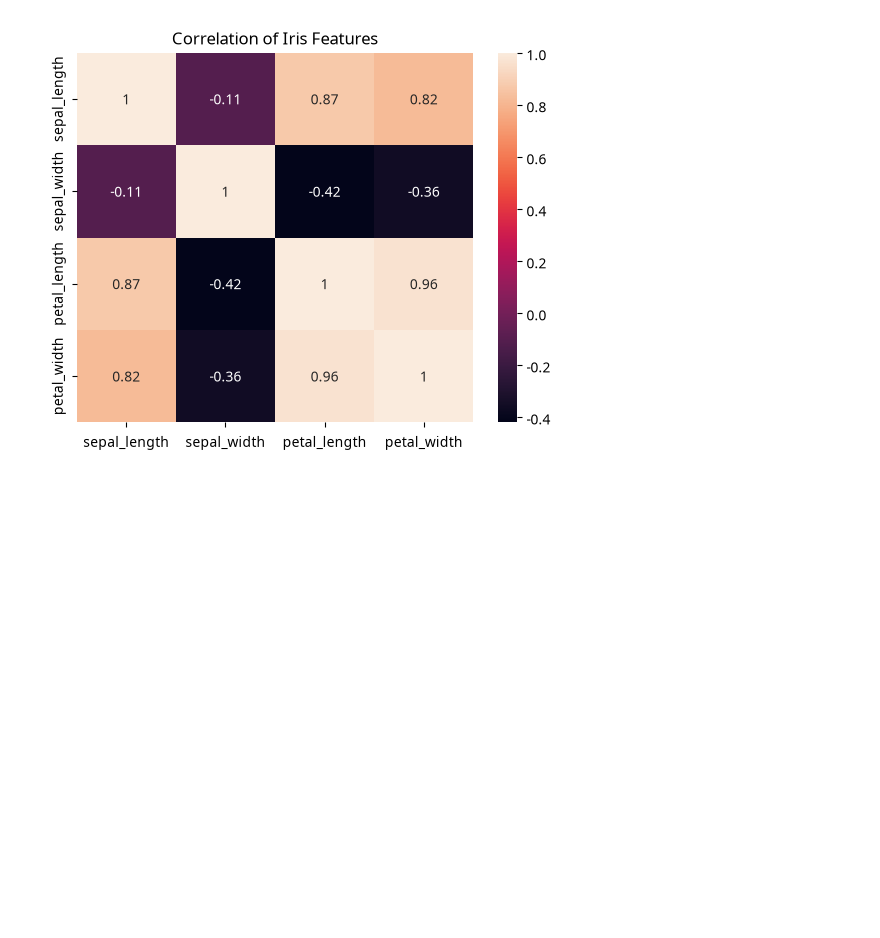
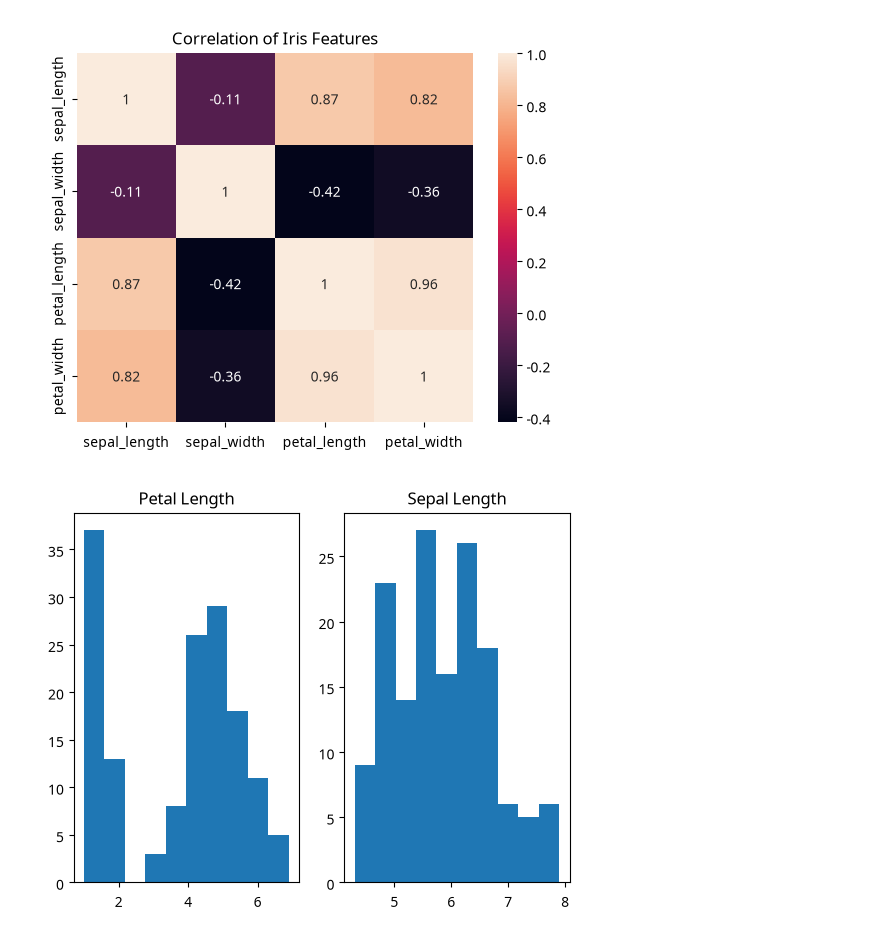
Before and after one commit to 2025cimahantheshd/Data-Analytics---Visualisation, a Jupyter notebook: Week 3 Data Visualisation/Data_Visualisation.ipynb, the cells around one changed output. Drawn from its saved outputs; the diff is of its cells as text; code cells hidden in the pictures; blank space fills up the shorter version.

Commit message:
Rename EDA notebook and merge visualization notebooks

```diff
--- a/Week 3 Data Visualisation/week3_visualisation_seaborn.ipynb
+++ b/Week 3 Data Visualisation/Data_Visualisation.ipynb
@@ -8,30 +8,63 @@ df = pd.read_csv("IRIS.csv")
 plt.subplot(1, 2, 1)
 sns.histplot(df["petal_length"])
 plt.title("Petal Length")
 
 plt.subplot(1, 2, 2)
 sns.histplot(df["sepal_length"])
 plt.title("Sepal Length")
 plt.show()
 
 sns.boxplot(data=df[["sepal_length", "sepal_width", "petal_length", "petal_width"]])
 plt.title("Box Plot of All Iris Features")
 plt.show()
 
 sns.scatterplot(data=df, x="sepal_length", y="petal_length", hue="species")
 plt.title("Sepal Length and Petal Length by Species")
 plt.show()
 
 sns.pairplot(df, hue="species")
 plt.show()
 
 correlation = df[["sepal_length", "sepal_width", "petal_length", "petal_width"]].corr()
 sns.heatmap(correlation, annot=True)
 plt.title("Correlation of Iris Features")
 plt.show()
+
+import pandas as pd
+import matplotlib.pyplot as plt
+
+df = pd.read_csv("IRIS.csv")
+
+plt.subplot(1, 2, 1)
+plt.hist(df["petal_length"], bins=10)
+plt.title("Petal Length")
+
+plt.subplot(1, 2, 2)
+plt.hist(df["sepal_length"], bins=10)
+plt.title("Sepal Length")
+plt.show()
+
+plt.boxplot([df["sepal_length"], df["sepal_width"], df["petal_length"], df["petal_width"]], tick_labels=["Sepal Length", "Sepal Width", "Petal Length", "Petal Width"])
+plt.title("Box Plot of All Iris Features")
+plt.show()
+
+plt.scatter(df["sepal_length"], df["petal_length"])
+plt.title("Sepal Length and Petal Length")
+plt.show()
+
+pd.plotting.scatter_matrix(df[["sepal_length", "sepal_width", "petal_length", "petal_width"]])
+plt.show()
+
+correlation = df[["sepal_length", "sepal_width", "petal_length", "petal_width"]].corr()
+plt.matshow(correlation)
+plt.xticks(range(4), correlation.columns)
+plt.yticks(range(4), correlation.columns)
+plt.title("Correlation of Iris Features")
+plt.show()
 # %% [output]
 [figure]
 [figure]
 [figure]
 [figure]
 [figure]
+[figure, added]
```
Also changed, not shown: parts of 1 cell of this notebook, 1 other file.
